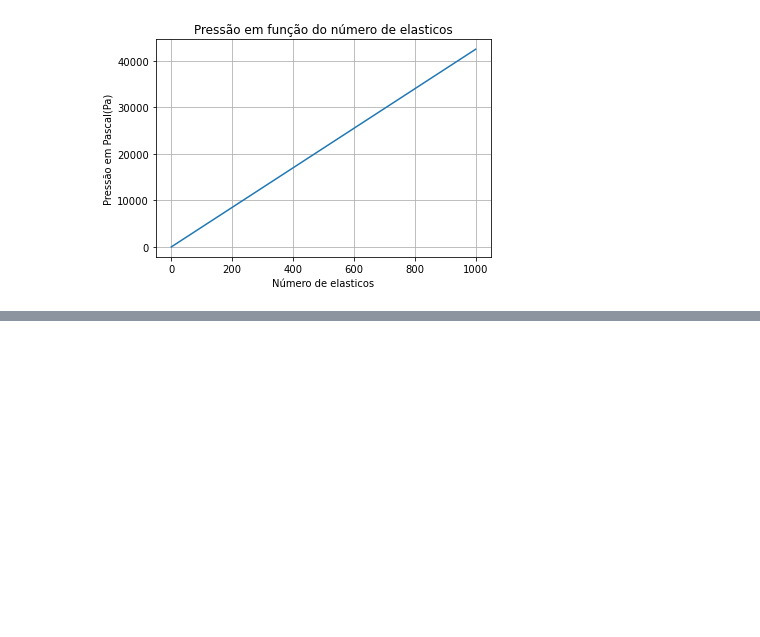
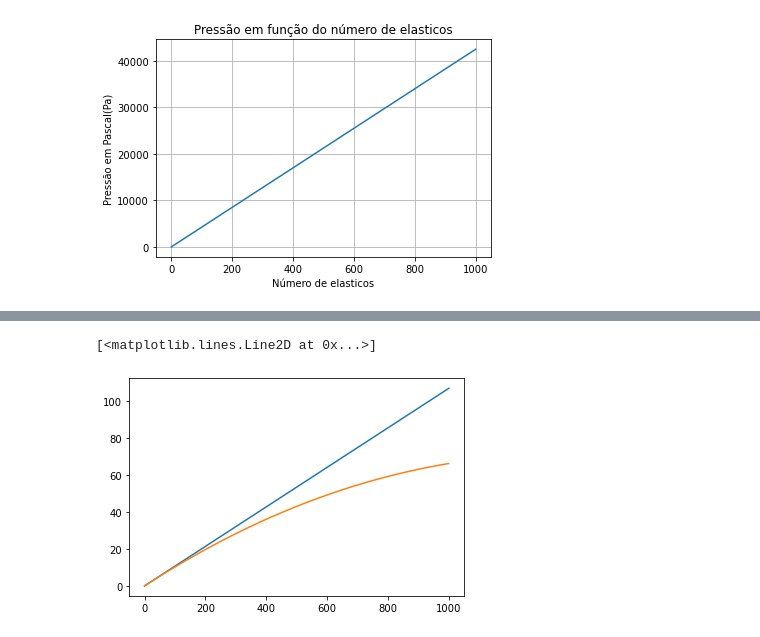
Before and after one commit to vitordallolivo/Pressao-e-trabalho-em-funcao-de-n, a Jupyter notebook: Gráficos.ipynb, the cells around one changed output, grey strips where cells are left out. Drawn from its saved outputs; the diff is of its cells as text; code cells hidden in the pictures; blank space fills up the shorter version.

```diff
--- a/Gráficos.ipynb
+++ b/Gráficos.ipynb
@@ -70,0 +71,23 @@ plt.show()
+# %%
+import numpy as np
+import matplotlib.pyplot as plt
+
+p1=0.5024
+p2=0.3768
+vetorforca=[]
+area =0.002512
+
+for n in range(0,1000):
+
+    p1 = area/0.005
+    area = area/1.0001
+    forca= n*0.85*(p1-p2)
+    vetorforca.append(forca)
+
+def P(n): return n*0.10676
+n = np.linspace(0,1000)
+plt.plot(n, P(n))
+plt.plot(vetorforca)
+# %% [output]
+[<matplotlib.lines.Line2D at 0x...>]
+[figure, added]
```
Also changed, not shown: parts of 1 cell of this notebook, 3 other files.
